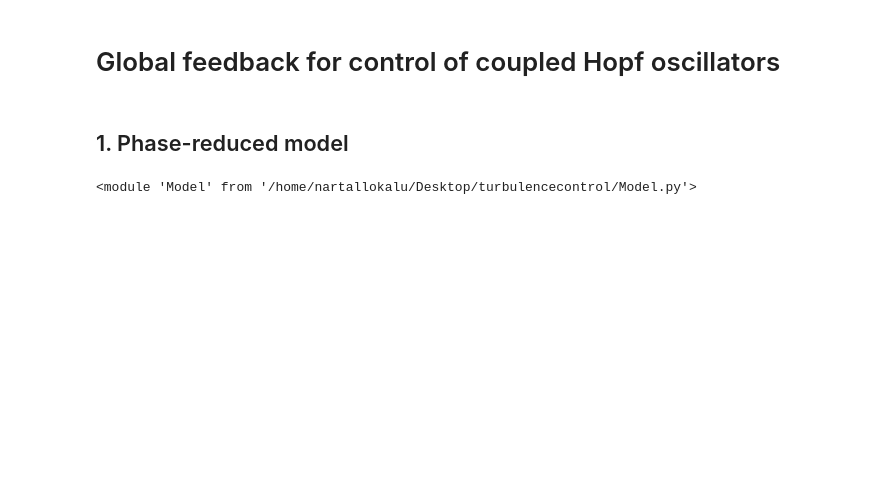
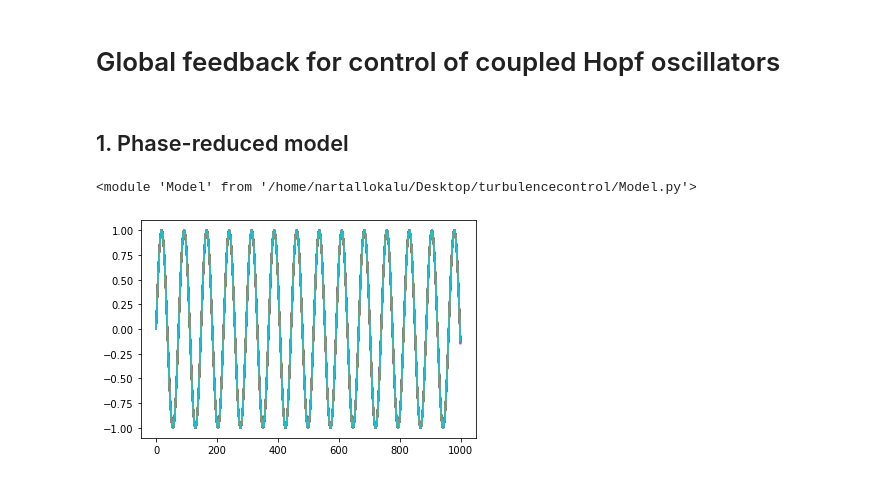
Before and after one commit to rnartallo/turbulencecontrol, a Jupyter notebook: TurbulenceControl.ipynb, the cells around one changed output. Drawn from its saved outputs; the diff is of its cells as text; code cells hidden in the pictures; blank space fills up the shorter version.

Commit message:
Plots for Hopf model

```diff
--- a/TurbulenceControl.ipynb
+++ b/TurbulenceControl.ipynb
@@ -13,13 +13,18 @@ importlib.reload(model)
 # %%
 #Simulation parameters
 #Model parameters
-N=100; T=100; delta_x=0.1; beta=2.6; sigma=0.0006; K=0.05
+N=100; T=10; delta_x=0.1; beta=2.6; sigma=0.0006; K=0.05
 #Latent parameters
 alpha = np.angle(complex(1,beta)); w=beta+1; D= (sigma/K)*np.sqrt(1+beta**2)
 #Coupling function
 def G(x):
     return 0.5*np.exp(-np.abs(x))
 #Integration parameters
-phi_0 = np.zeros(N); num_points = 10000; t_0=0
+phi_0 = np.zeros(N); num_points = 1000; t_0=0
 # %%
 sol,t = model.SolvePhaseHopfModel(phi_0,T,N,w,G,num_points,t_0,delta_x,alpha,D)
+# %%
+for i in range(0,100):
+    sbn.lineplot(np.sin(sol[i,:]))
+# %% [output]
+[figure, added]
```
